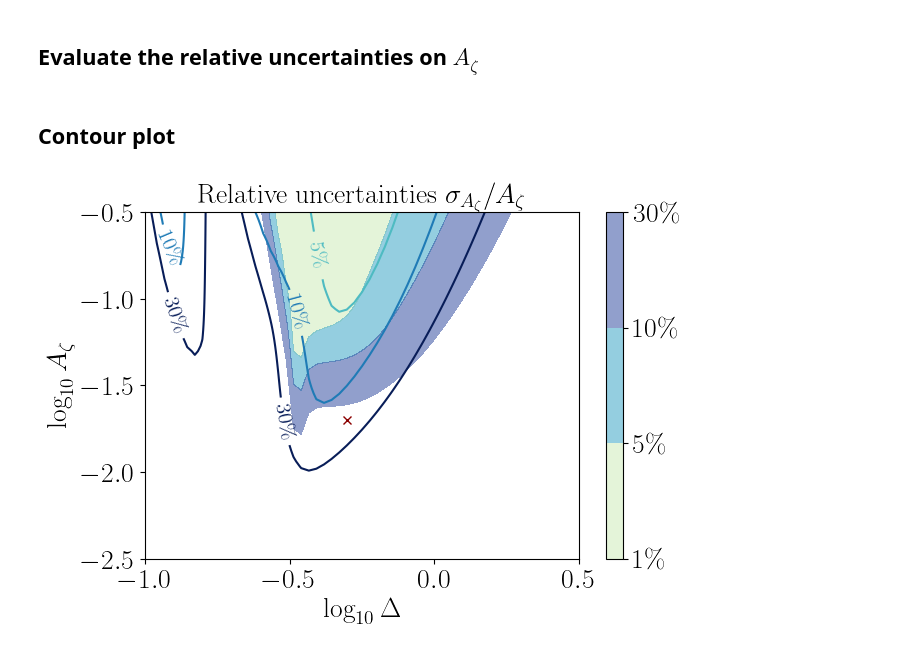
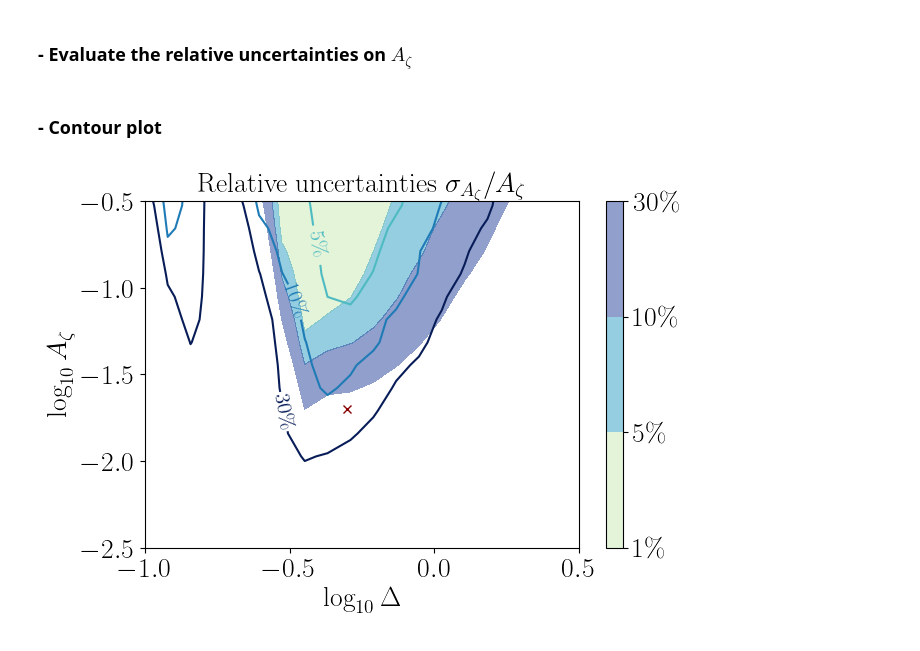
Before and after one commit to Mauropieroni/fastPTA, a Jupyter notebook: examples/examples_paper_SIGWB/Plot2D.ipynb, the cells around one changed output. Drawn from its saved outputs; the diff is of its cells as text; code cells hidden in the pictures.

```diff
--- a/examples/examples_paper_SIGWB/Plot2D.ipynb
+++ b/examples/examples_paper_SIGWB/Plot2D.ipynb
@@ -181,3 +233,3 @@ else:
 # %% [markdown]
-## Evaluate the relative uncertainties on $A_{\zeta}$
+### - Evaluate the relative uncertainties on $A_{\zeta}$
 # %%
@@ -201,34 +256,53 @@ for i in range(len(parameter_range1)):
 results_amplitude_future = results_amplitude_future * np.log(10)
 # %% [markdown]
-## Contour plot
+### - Contour plot
 # %%
 fig = plt.figure(figsize=(7, 4.5))
 plt.rcParams["text.usetex"] = True
 plt.rcParams["font.family"] = "serif"
 
 
-ax = plt.contour(parameter_range1[middle_point:], parameter_range2, np.log10(results_amplitude[middle_point:].T), levels = [-2, -1.30103, -1, -0.522879], cmap = 'YlGnBu')
-manual_locations = [(-1,0), (-0.4, -0.75), (-0.5, -1.1), (-0.5, -1.7)]
-txt_objects = plt.clabel(ax, inline = True, inline_spacing=0, fmt="%2.1f", use_clabeltext=True, fontsize=15, manual = manual_locations)
-new_labels = [r'1$\%$', r'5$\%$', r'10$\%$', r'30$\%$']
+ax = plt.contour(
+    parameter_range1,
+    parameter_range2,
+    np.log10(results_amplitude.T),
+    levels=[np.log10(1e-2), np.log10(5e-2), np.log10(1e-1), np.log10(3e-1)],
+    cmap="YlGnBu",
+)
+
+labels_locations = [(-1, 0), (-0.4, -0.75), (-0.5, -1.1), (-0.5, -1.7)]
+txt_objects = plt.clabel(
+    ax,
+    inline=True,
+    inline_spacing=0,
+    fmt="%2.1f",
+    use_clabeltext=True,
+    fontsize=15,
+    manual=labels_locations,
+)
+
+new_labels = [r"1$\%$", r"5$\%$", r"10$\%$", r"30$\%$"]
 for t, l in zip(txt_objects, new_labels):
     t.set(text=l)
-axx = plt.contour(parameter_range1[:middle_point], parameter_range2, np.log10(results_amplitude[:middle_point].T), levels = [-2, -1.30103, -1, -0.522879], cmap = 'YlGnBu')
-manual_locations_new = [(-1,0), (-1,0), (-0.9,-0.7), (-0.9, -1.1)]
-txt_objects_new = plt.clabel(axx, inline = True, inline_spacing=0, fmt="%2.1f", use_clabeltext=True, fontsize=15, manual = manual_locations_new)
-for t, l in zip(txt_objects_new, new_labels):
-    t.set(text=l)
 
-plt.contourf(parameter_range1, parameter_range2, np.log10(results_amplitude_future.T), levels = [-2, -1.30103, -1, -0.522879], cmap = 'YlGnBu', alpha=0.5)
-plt.plot(np.log10(0.5), -1.7, 'x', c="darkred")
+plt.contourf(
+    parameter_range1,
+    parameter_range2,
+    np.log10(results_amplitude_future.T),
+    levels=[np.log10(1e-2), np.log10(5e-2), np.log10(1e-1), np.log10(3e-1)],
+    cmap="YlGnBu",
+    alpha=0.5,
+)
+
+plt.plot(np.log10(0.5), -1.7, "x", c="darkred")
 cbar = plt.colorbar()
 cbar.set_ticklabels([r"1$\%$", r"5$\%$", r"10$\%$", r"30$\%$"], fontsize=20)
 plt.xlim(-1, 0.5)
 plt.ylim(-2.5, -0.5)
 plt.xlabel(r"$\log_{10}\Delta$", fontsize=20)
 plt.ylabel(r"$\log_{10}A_{\zeta}$", fontsize=20)
-plt.tick_params(axis='both', labelsize=20)
+plt.tick_params(axis="both", labelsize=20)
 plt.title(r"Relative uncertainties $\sigma_{A_{\zeta}}/A_{\zeta}$", fontsize=20)
 plt.show()
 # %% [output]
-[figure, old version]
+[figure, new version]
```
Also changed, not shown: parts of 12 cells of this notebook, 33 other files.
